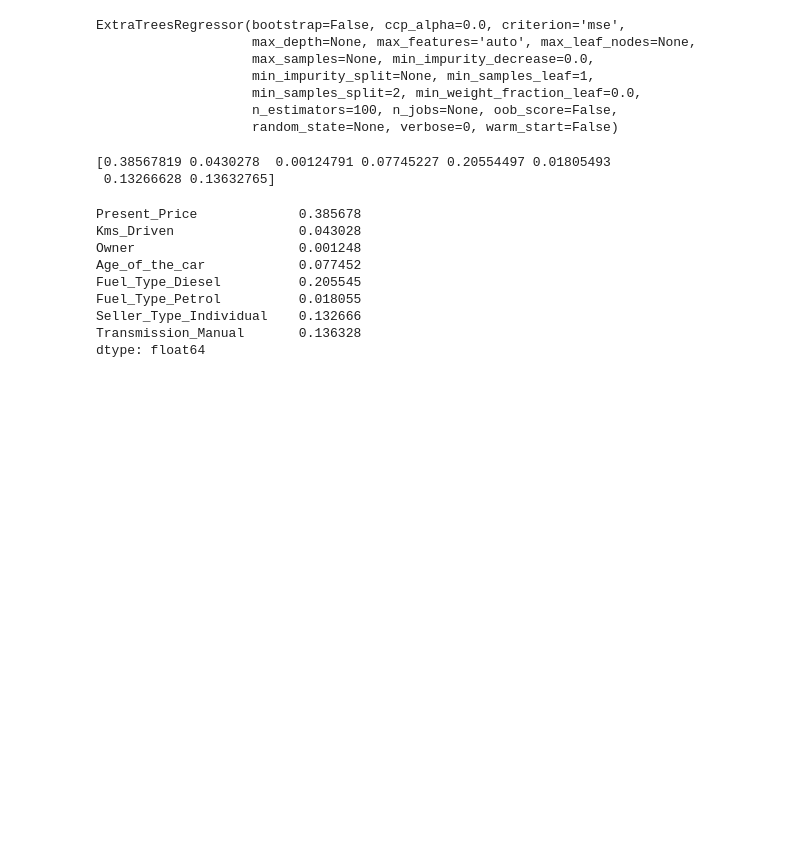
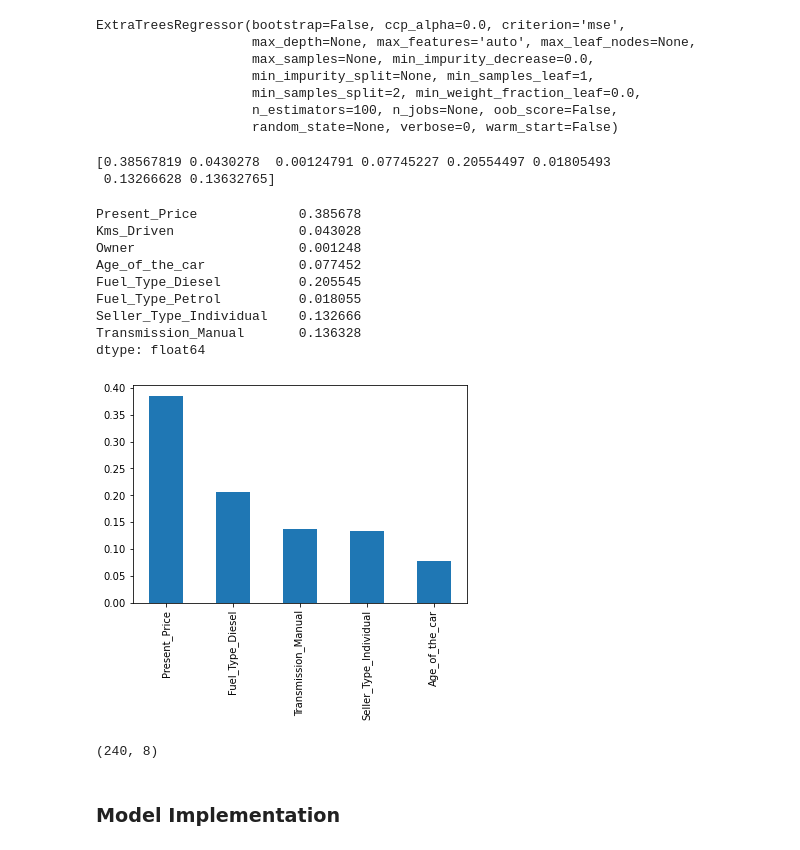
Before and after one commit to fakhruddin2012/Car-Price-Prediction, a Jupyter notebook: Car Price Prediction.ipynb, the cells around one changed output. Drawn from its saved outputs; the diff is of its cells as text; code cells hidden in the pictures; blank space fills up the shorter version.

```diff
--- a/Car Price Prediction.ipynb
+++ b/Car Price Prediction.ipynb
@@ -245,0 +244,5 @@ feature_importance.plo
+# %%
+feature_importance.nlargest(5).plot(kind='bar')
+plt.show()
+# %% [output]
+[figure, added]
@@ -245,0 +252,6 @@ feature_importance.plo
+# %%
+X_train.shape
+# %% [output]
+(240, 8)
+# %% [markdown]
+### Model Implementation
```
Also changed, not shown: parts of 5 cells of this notebook.
